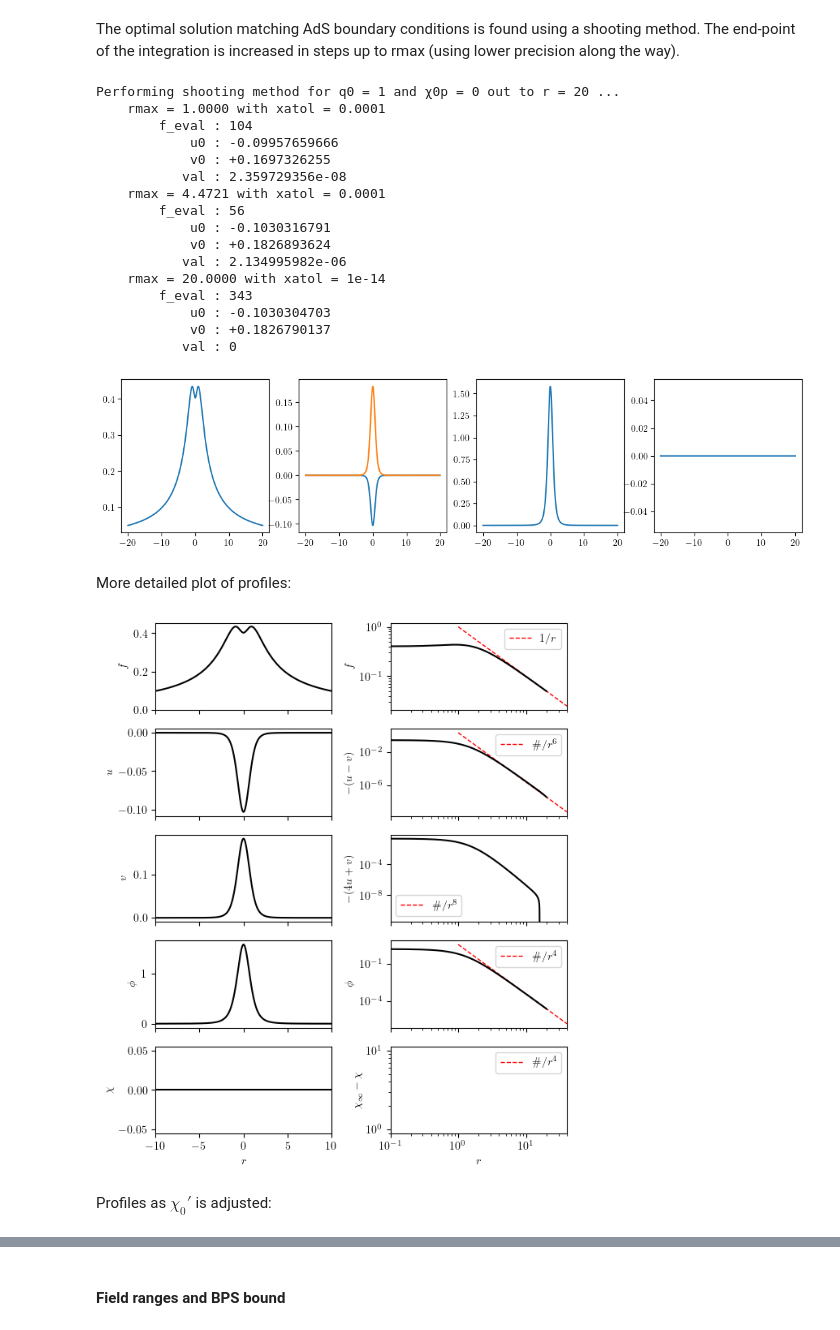
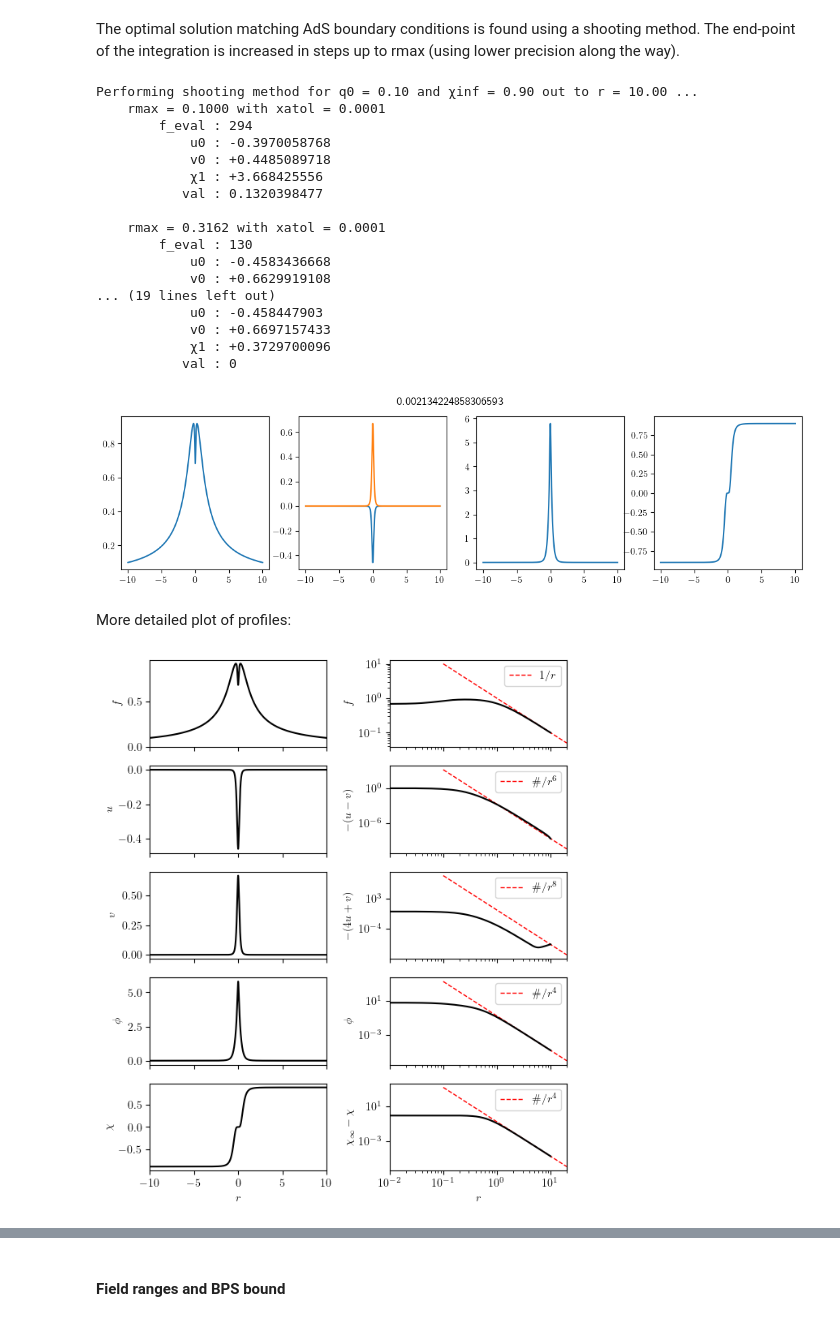
Before and after one commit to gloges/typeII-wormholes, a Jupyter notebook: wormholes.ipynb, the cells around one changed output, grey strips where cells are left out. Cells and saved outputs as stored; diff of their text form; code cells hidden in the pictures.

Commit message:
Shooting for χinf now + BPS

```diff
--- a/wormholes.ipynb
+++ b/wormholes.ipynb
@@ -275,45 +260,47 @@ wh.paramScan_T11(1, 0, [-0.12, 0], [-0.1, 0.5], 20, 20, 5)
 # %% [markdown]
 The optimal solution matching AdS boundary conditions is found using a shooting method. The end-point of the integration is increased in steps up to rmax (using lower precision along the way).
 # %%
-q0 = 1
-χ0p = 0
-rmax = 20
-soln = wh.wormhole_T11(q0, χ0p, rmax, xatol=10**-14)
-r, f, u, ud, v, vd, φ, φd, χ, χd, h, flux2 = soln
+q0 = 0.1
+χinf = 0.9
+rmax = 10
+rmax_steps = 5
+soln = wh.wormhole_T11(q0, χinf, rmax, rmax_steps, xatol=10**-14)
+r, f, u, ud, v, vd, φ, φd, χ, χd, h, flux2sqr = soln
 
 fig, axes = plt.subplots(1, 4, figsize=(13,3))
 
 axes[0].plot(r, f)
 axes[1].plot(r, u)
 axes[1].plot(r, v)
 axes[2].plot(r, φ)
 axes[3].plot(r, χ)
 
+plt.suptitle(flux2sqr)
+
 plt.show()
 # %% [output]
-Performing shooting method for q0 = 1 and χ0p = 0 out to r = 20 ...
-    rmax = 1.0000 with xatol = 0.0001
-        f_eval : 104
-            u0 : -0.09957659666
-            v0 : +0.1697326255
-           val : 2.359729356e-08
-    rmax = 4.4721 with xatol = 0.0001
-        f_eval : 56
-            u0 : -0.1030316791
-            v0 : +0.1826893624
-           val : 2.134995982e-06
-    rmax = 20.0000 with xatol = 1e-14
-        f_eval : 343
-            u0 : -0.1030304703
-            v0 : +0.1826790137
+Performing shooting method for q0 = 0.10 and χinf = 0.90 out to r = 10.00 ...
+    rmax = 0.1000 with xatol = 0.0001
+        f_eval : 294
+            u0 : -0.3970058768
+            v0 : +0.4485089718
+            χ1 : +3.668425556
+           val : 0.1320398477
+
+    rmax = 0.3162 with xatol = 0.0001
+        f_eval : 130
+            u0 : -0.4583436668
+            v0 : +0.6629919108
+... (19 lines left out)
+            u0 : -0.458447903
+            v0 : +0.6697157433
+            χ1 : +0.3729700096
            val : 0
-[figure, old version]
+[figure, new version]
 # %% [markdown]
 More detailed plot of profiles:
 # %%
 fig, axes = plt.subplots(5, 2, figsize=(6,7), sharex='col')
-
-χinf = χ[-1] + r[-1]*χd[-1]/4
 
 ydata = [f, f, u, -(u-v), v, -(4*u+v), φ, φ, χ, χinf - χ]
 ylabels = ['$f$', '$f$', '$u$', '$-(u-v)$', '$v$', '$-(4u+v)$', '$\phi$', '$\phi$', '$\chi$', '$\chi_\infty-\chi$']
@@ -355,6 +342,4 @@ plt.tight_layout()
 # plt.savefig('images/T11_profiles_ex1.png', dpi=300)
 plt.show()
 # %% [output]
-[figure, old version]
+[figure, new version]
-# %% [markdown]
-Profiles as $\chi_0'$ is adjusted:
```
Also changed, not shown: parts of 11 cells of this notebook, 2 other files.
